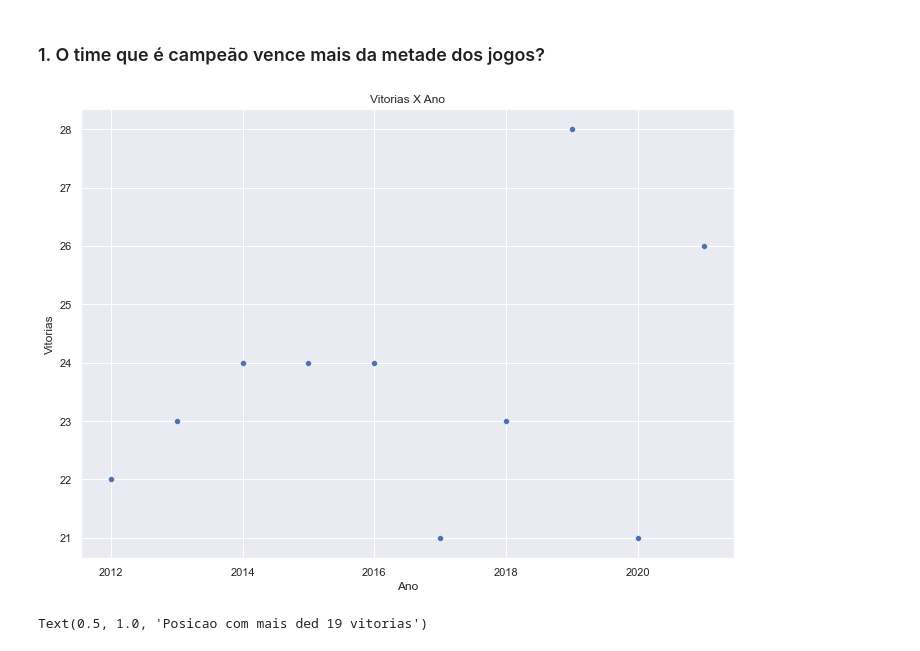
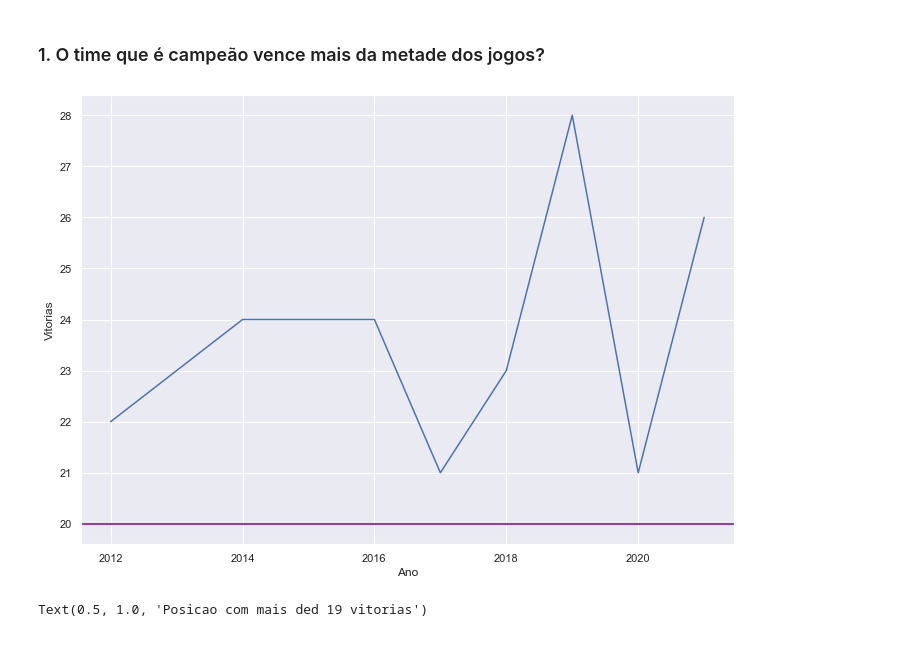
Before and after one commit to bjbomfim/INF1032_AnaliseDeDados_Brasileirao, a Jupyter notebook: primeiraEntrega.ipynb, the cells around one changed output. Saved outputs shown, nothing was run; the diff lists cells and outputs as text; code cells hidden in the pictures.

```diff
--- a/primeiraEntrega.ipynb
+++ b/primeiraEntrega.ipynb
@@ -86,8 +86,9 @@ dfBrasileirao()
 # %% [markdown]
 ### 1. O time que é campeão vence mais da metade dos jogos?
 # %%
-ax = sns.scatterplot(x = 'Ano', y = dfBrasileirao['Vitorias'].where(dfBrasileirao['Posicao'] == 1) ,data=dfBrasileirao).set_title('Vitorias X Ano')
+ax = sns.lineplot(x = 'Ano', y = dfBrasileirao['Vitorias'].where(dfBrasileirao['Posicao'] == 1) ,data=dfBrasileirao)
+ax.axhline(20,color="purple")
 plt.show()
 # %% [output]
-[figure, old version]
+[figure, new version]
 # %%
```
Also changed, not shown: parts of 1 cell of this notebook.
